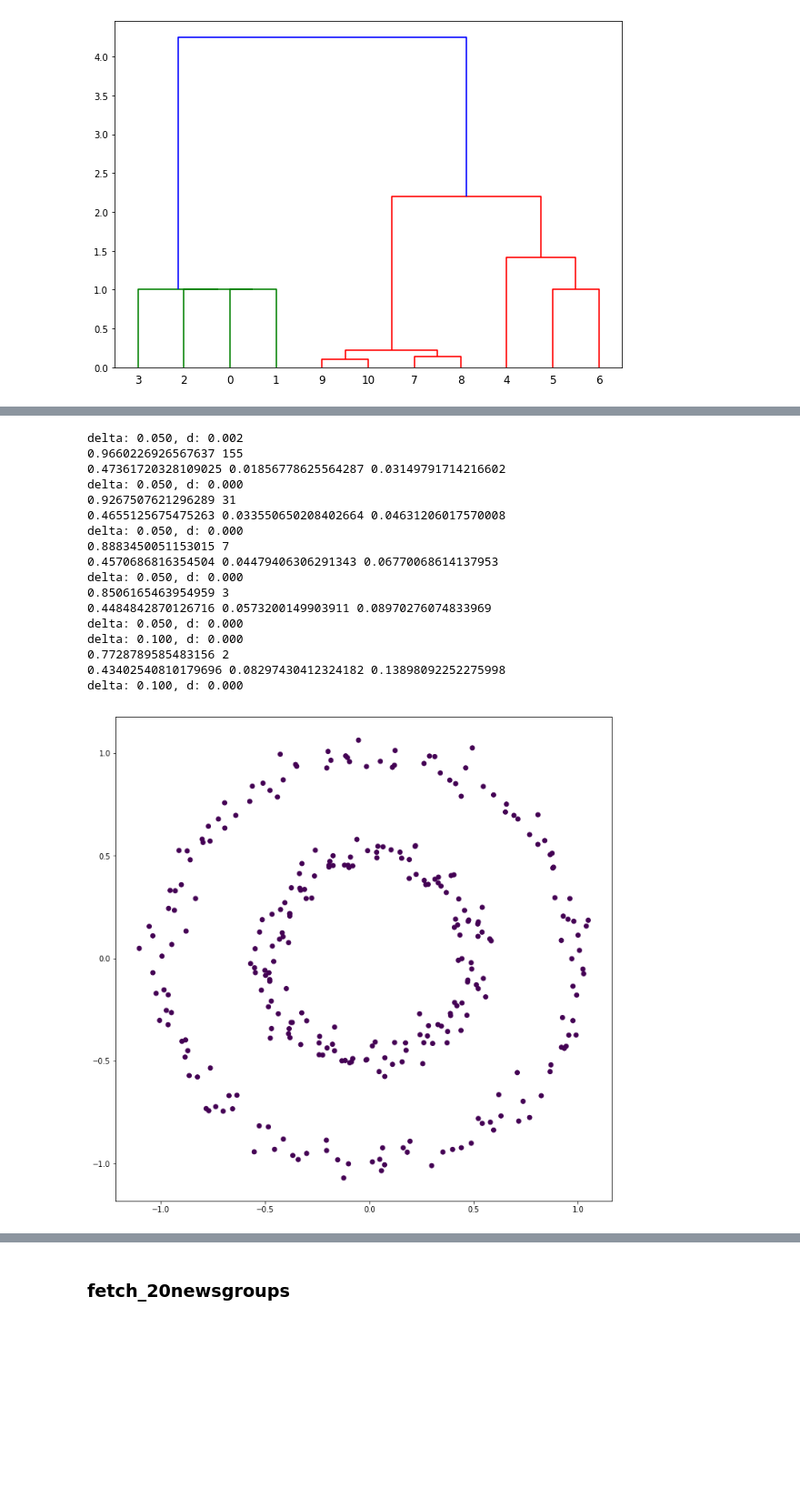
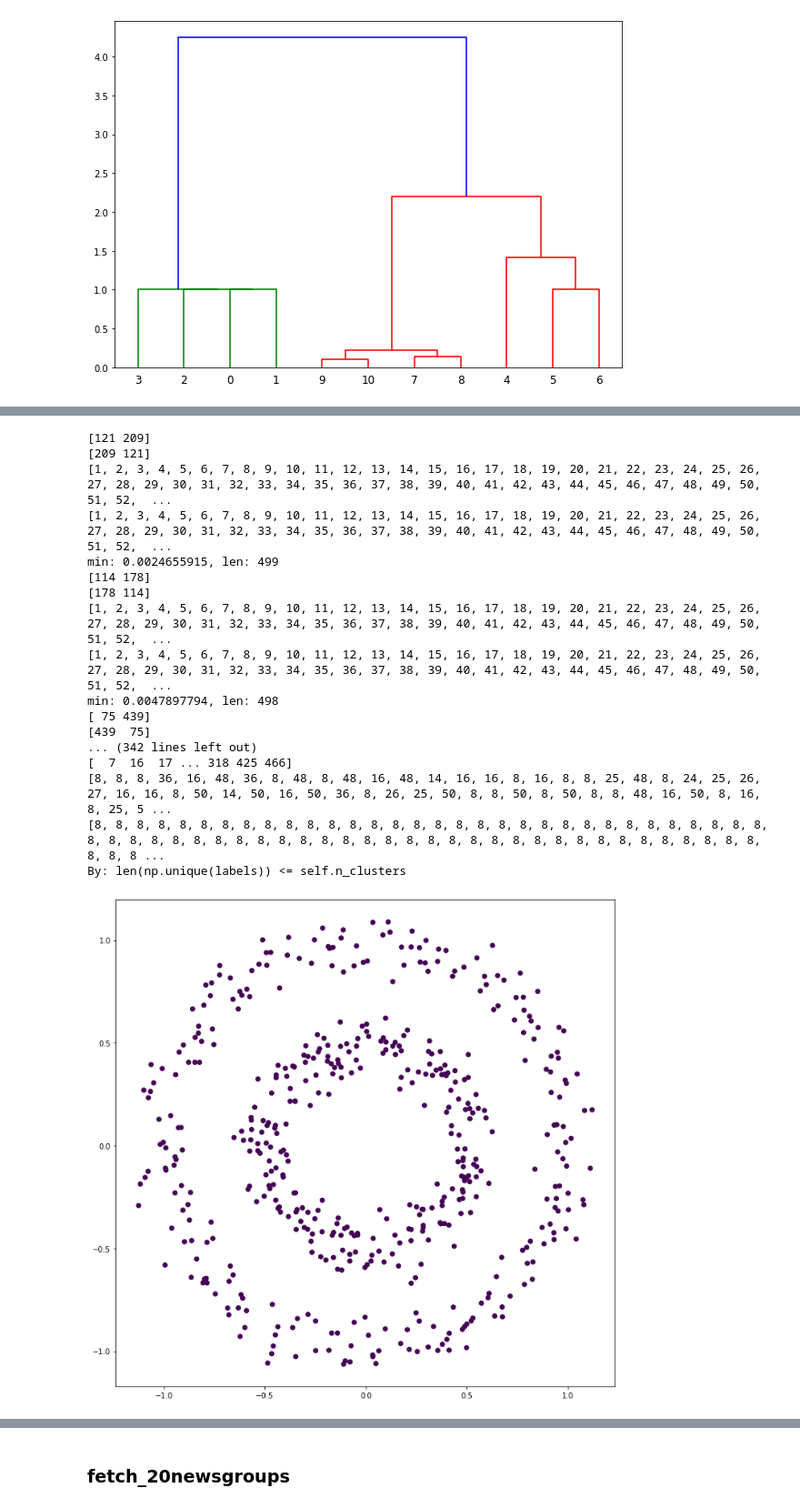
Before and after one commit to vench/study, a Jupyter notebook: Algorithm.ipynb, the cells around one changed output, grey strips where cells are left out. Shown at 91% size. Drawn from its saved outputs; the diff is of its cells as text; code cells hidden in the pictures; blank space fills up the shorter version.

```diff
--- a/Algorithm.ipynb
+++ b/Algorithm.ipynb
@@ -181,6 +208,9 @@ class HC:
         if(self.debug):
             print(msg)
 
+    def print_name(self):
+        self.log('HC')
+
     def fit(self, x):
         ''' '''
         A = euclidean_distances(x,x)
@@ -188,36 +218,52 @@ class HC:
         self._c_all = []
         C = A.copy()
         labels = [n +1 for n in range(0,len(x))]
-        print(labels)
+        clusters = [set([n]) for n in range(0,len(x))]
+        #print(labels)
         n = 1
         mim_1 = 0
         for i in range(self.max_iteration):
             if len(A[A>0]) == 0:
+                self.log("By: len(A[A>0]) == 0")
                 break
             mim_ = min(A[A>0]) * self.alpha
             if mim_ > mim_1:
                 mim_1 = mim_
-            mim_1   = mim_
+            #mim_1   = mim_
 
             #A = A - mim_1
-            A[(A - mim_1 <= 0) & (C > 0)] = -n
+            A[(A - mim_1 <= 0) & (A > 0)] = -n
+            C = C - mim_1
             w1,w2 = np.where(A == -n)
-            #print(A)
+            #print(w1)
+            #print(w2)
+            #print(labels)
             lab= len(np.unique(labels))
             for j in range(0, len(w1)):
-                #print((w1[j],w2[j]))
-                labels[w1[j]] = labels[w2[j]]
+                #print((w1[j],w2[j])) !!!
+                #labels[w1[j]] = labels[w2[j]]
+                clusters[w1[j]] = clusters[w1[j]].union(clusters[w2[j]])
+                clusters[w2[j]] = set([])
+                for k in clusters[w1[j]]:
+                    labels[k] = labels[w1[j]]
                 #A[w2[j],:]=0
                 #A[:,w1[j]]=0
             #print(labels)
             if len(np.unique(labels)) == lab:
+                mim_1 = mim_1 * self.betta
+                self.log("By: len(np.unique(labels)) == lab: %.6f" % (mim_1))
                 continue
             self._c_all.append(labels.copy())
             if(len(np.unique(labels)) <= self.n_clusters):
+                self.log("By: len(np.unique(labels)) <= self.n_clusters")
                 break
             self.log('min: %.10f, len: %d' % (mim_1, len(np.unique(labels))))
-
+            #if sum(C[C > 0]) < sum(C[C < 0] * -1):
+            #    self.log("By D")
+            #    print("By D")
+            #    break
             n = n + 1
-        print(labels)
+        #print(labels)
         #print(C)
+        self.labels_ = labels
         return labels
@@ -336,12 +354,12 @@ plt.show()
 # %% [output]
 [figure]
 # %%
-plt.rcParams["figure.figsize"] = (20,10)
+plt.rcParams["figure.figsize"] = (16,6)
 np.random.seed(0)
 
 # data
 plt.subplot(1, 2, 1)
-draw(x, hc._c_all[-3])
+draw(x1, hc._c_all[-3])
 plt.title(u'Данные')
 
 
@@ -421,25 +480,25 @@ draw(bx,cl3._c_all[n])
 # %%
-bx,by = datasets.make_circles(n_samples=300, factor=.5, noise=.05)
-cl31 = HierarchicalClustering(alpha=1., debug=1,max_iteration=100,delta=.05)
+bx,by = datasets.make_circles(n_samples=500, factor=.5, noise=.07)
+cl31 = HC(alpha=1.00, debug=1,max_iteration=100,delta=.05)
 by = cl31.fit(bx)
 draw(bx,by)
 # %% [output]
-delta: 0.050, d: 0.002
-0.9660226926567637 155
-0.47361720328109025 0.01856778625564287 0.03149791714216602
-delta: 0.050, d: 0.000
-0.9267507621296289 31
-0.4655125675475263 0.033550650208402664 0.04631206017570008
-delta: 0.050, d: 0.000
-0.8883450051153015 7
-0.4570686816354504 0.04479406306291343 0.06770068614137953
-delta: 0.050, d: 0.000
-0.8506165463954959 3
-0.4484842870126716 0.0573200149903911 0.08970276074833969
-delta: 0.050, d: 0.000
-delta: 0.100, d: 0.000
-0.7728789585483156 2
-0.43402540810179696 0.08297430412324182 0.13898092252275998
-delta: 0.100, d: 0.000
+[121 209]
+[209 121]
+[1, 2, 3, 4, 5, 6, 7, 8, 9, 10, 11, 12, 13, 14, 15, 16, 17, 18, 19, 20, 21, 22, 23, 24, 25, 26, 27, 28, 29, 30, 31, 32, 33, 34, 35, 36, 37, 38, 39, 40, 41, 42, 43, 44, 45, 46, 47, 48, 49, 50, 51, 52,  ...
+[1, 2, 3, 4, 5, 6, 7, 8, 9, 10, 11, 12, 13, 14, 15, 16, 17, 18, 19, 20, 21, 22, 23, 24, 25, 26, 27, 28, 29, 30, 31, 32, 33, 34, 35, 36, 37, 38, 39, 40, 41, 42, 43, 44, 45, 46, 47, 48, 49, 50, 51, 52,  ...
+min: 0.0024655915, len: 499
+[114 178]
+[178 114]
+[1, 2, 3, 4, 5, 6, 7, 8, 9, 10, 11, 12, 13, 14, 15, 16, 17, 18, 19, 20, 21, 22, 23, 24, 25, 26, 27, 28, 29, 30, 31, 32, 33, 34, 35, 36, 37, 38, 39, 40, 41, 42, 43, 44, 45, 46, 47, 48, 49, 50, 51, 52,  ...
+[1, 2, 3, 4, 5, 6, 7, 8, 9, 10, 11, 12, 13, 14, 15, 16, 17, 18, 19, 20, 21, 22, 23, 24, 25, 26, 27, 28, 29, 30, 31, 32, 33, 34, 35, 36, 37, 38, 39, 40, 41, 42, 43, 44, 45, 46, 47, 48, 49, 50, 51, 52,  ...
+min: 0.0047897794, len: 498
+[ 75 439]
+[439  75]
+... (342 lines left out)
+[  7  16  17 ... 318 425 466]
+[8, 8, 8, 36, 16, 48, 36, 8, 48, 8, 48, 16, 48, 14, 16, 16, 8, 16, 8, 8, 25, 48, 8, 24, 25, 26, 27, 16, 16, 8, 50, 14, 50, 16, 50, 36, 8, 26, 25, 50, 8, 8, 50, 8, 50, 8, 8, 48, 16, 50, 8, 16, 8, 25, 5 ...
+[8, 8, 8, 8, 8, 8, 8, 8, 8, 8, 8, 8, 8, 8, 8, 8, 8, 8, 8, 8, 8, 8, 8, 8, 8, 8, 8, 8, 8, 8, 8, 8, 8, 8, 8, 8, 8, 8, 8, 8, 8, 8, 8, 8, 8, 8, 8, 8, 8, 8, 8, 8, 8, 8, 8, 8, 8, 8, 8, 8, 8, 8, 8, 8, 8, 8, 8 ...
+By: len(np.unique(labels)) <= self.n_clusters
-[figure, old version]
+[figure, new version]
 # %%
```
Also changed, not shown: parts of 19 cells of this notebook, 1 other file.
